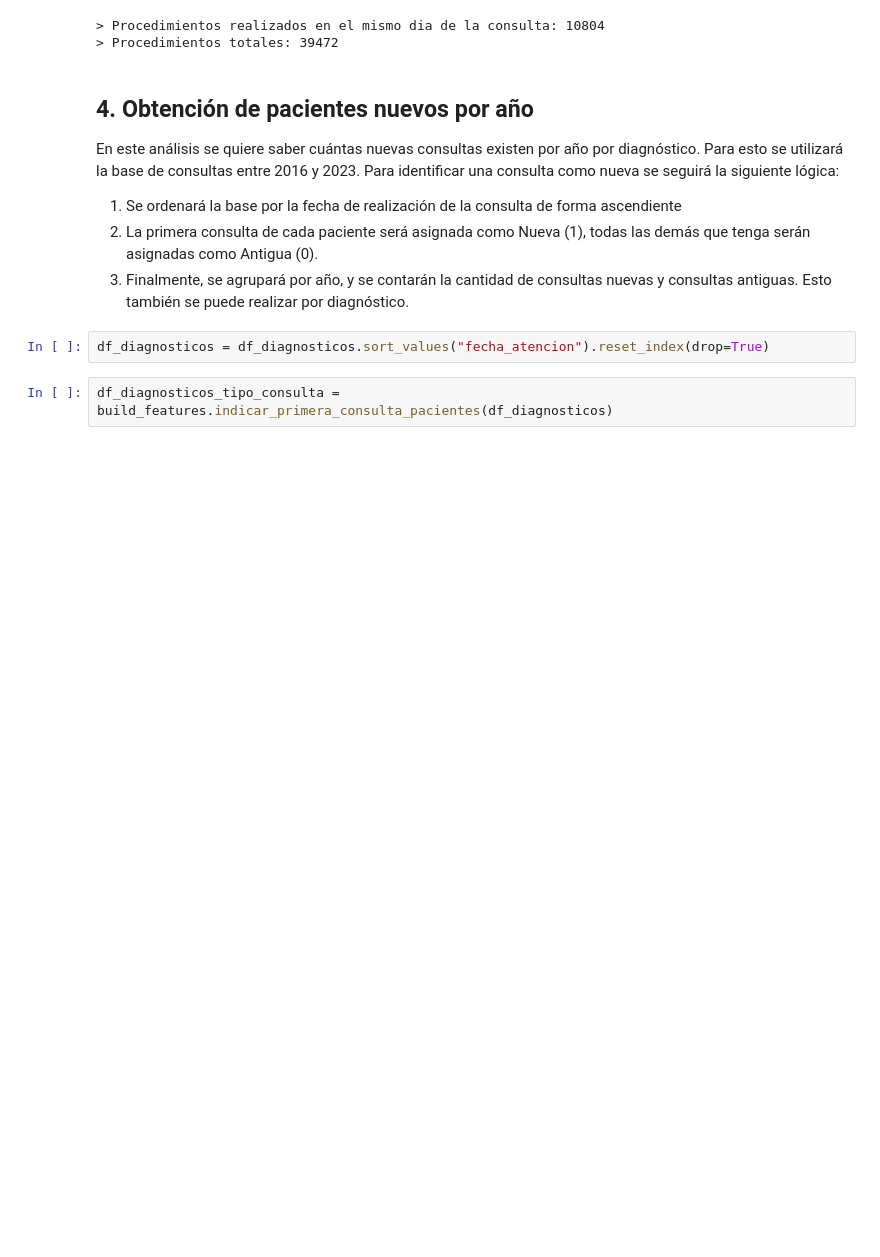
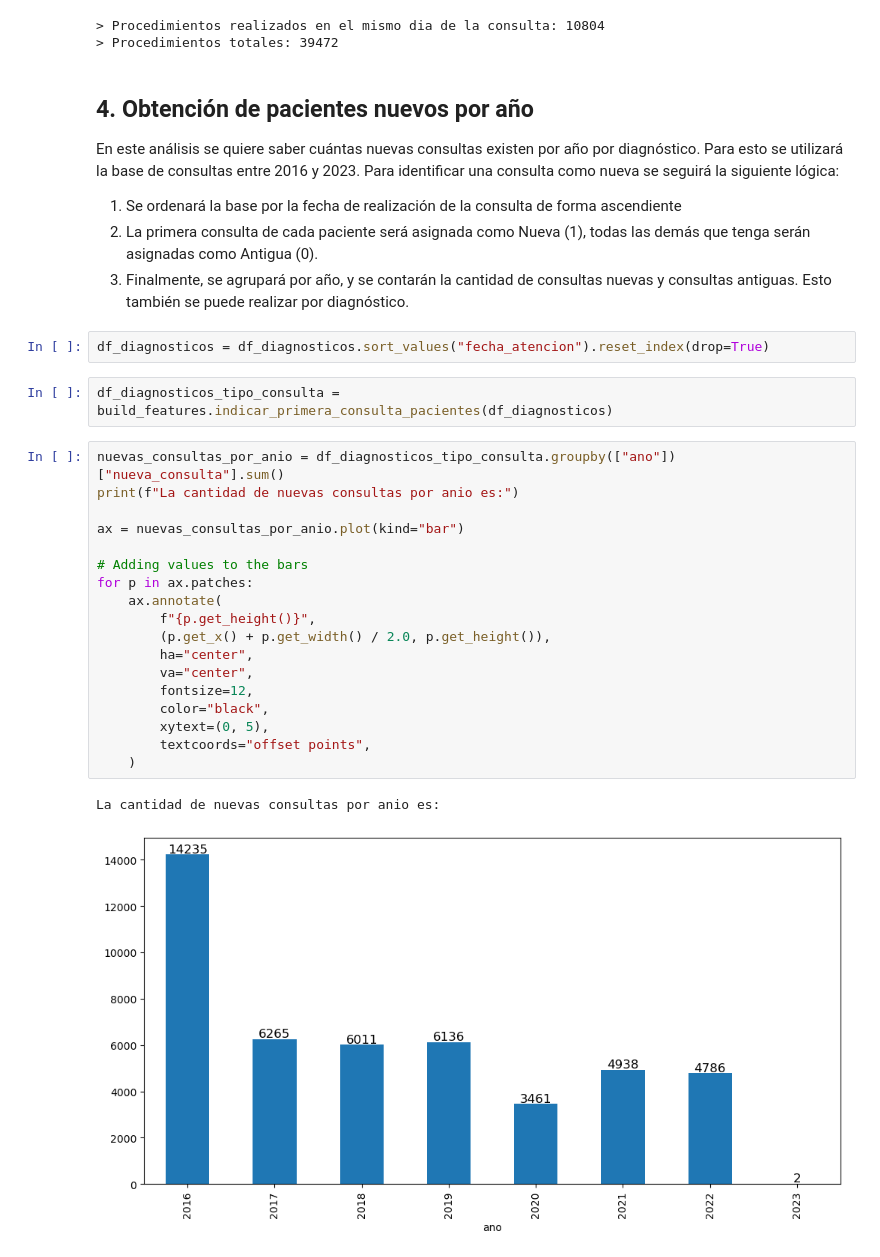
Before and after one commit to JavierRojas14/int-ambulatorio, a Jupyter notebook: notebooks/2.0-jrb-time-series-analysis.ipynb, the cells around one changed output. Saved outputs shown, nothing was run; the diff lists cells and outputs as text; blank space fills up the shorter version.

Commit message:
Reporta consultas nuevas por anio

```diff
--- a/notebooks/2.0-jrb-time-series-analysis.ipynb
+++ b/notebooks/2.0-jrb-time-series-analysis.ipynb
@@ -662,3 +662,24 @@ antiguas. Esto también se puede realizar por diagnóstico.
 df_diagnosticos = df_diagnosticos.sort_values("fecha_atencion").reset_index(drop=True)
 # %%
 df_diagnosticos_tipo_consulta = build_features.indicar_primera_consulta_pacientes(df_diagnosticos)
+# %%
+nuevas_consultas_por_anio = df_diagnosticos_tipo_consulta.groupby(["ano"])["nueva_consulta"].sum()
+print(f"La cantidad de nuevas consultas por anio es:")
+
+ax = nuevas_consultas_por_anio.plot(kind="bar")
+
+# Adding values to the bars
+for p in ax.patches:
+    ax.annotate(
+        f"{p.get_height()}",
+        (p.get_x() + p.get_width() / 2.0, p.get_height()),
+        ha="center",
+        va="center",
+        fontsize=12,
+        color="black",
+        xytext=(0, 5),
+        textcoords="offset points",
+    )
+# %% [output]
+La cantidad de nuevas consultas por anio es:
+[figure, added]
```
